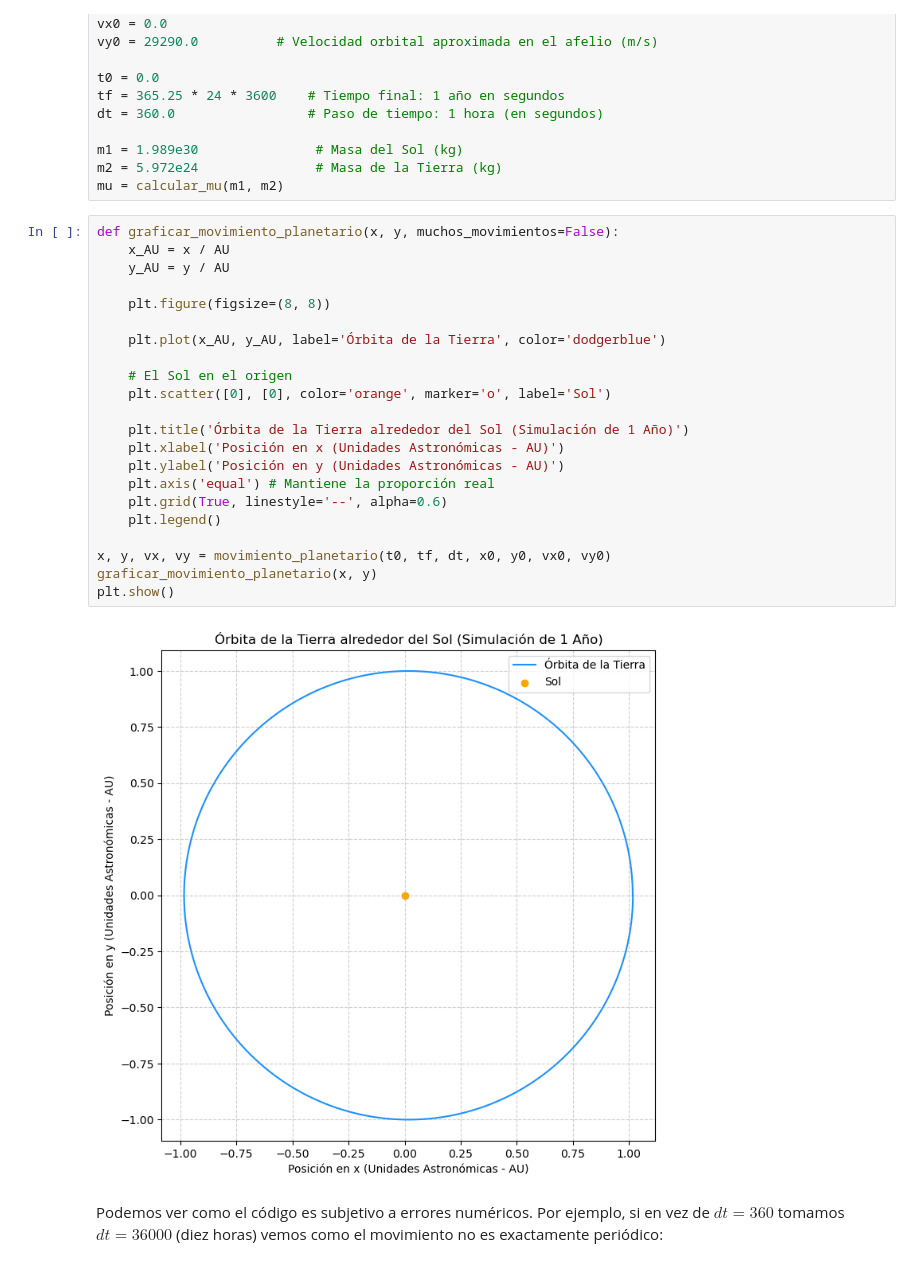
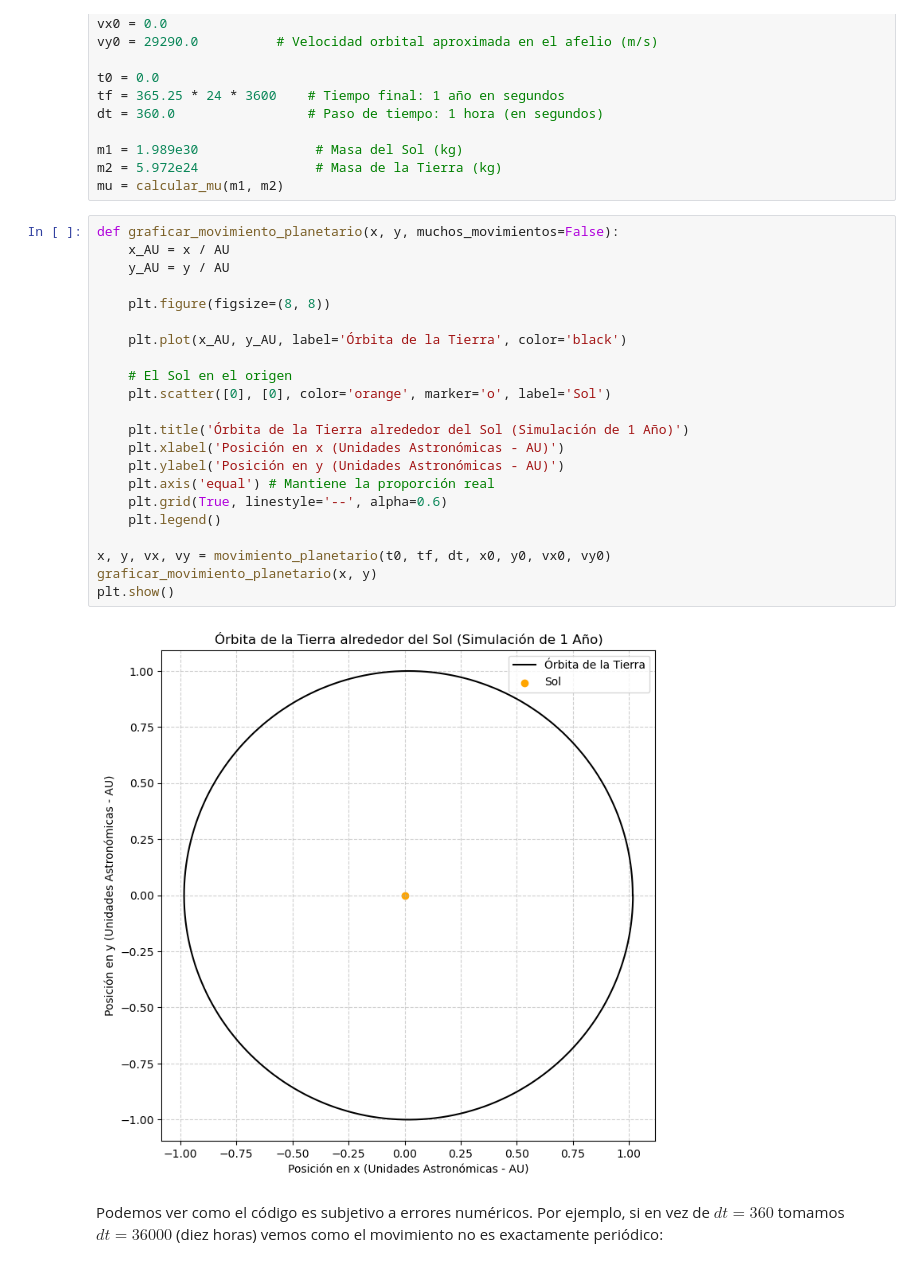
Before and after one commit to LagrangianLad/physics-lab, a Jupyter notebook: Computational physics/lab.ipynb, the cells around one changed output. Cells and saved outputs as stored; diff of their text form.

```diff
--- a/Computational physics/lab.ipynb
+++ b/Computational physics/lab.ipynb
@@ -1365,27 +1365,27 @@ mu = calcular_mu(m1, m2)
 # %%
 def graficar_movimiento_planetario(x, y, muchos_movimientos=False):
     x_AU = x / AU
     y_AU = y / AU
 
     plt.figure(figsize=(8, 8))
 
-    plt.plot(x_AU, y_AU, label='Órbita de la Tierra', color='dodgerblue')
+    plt.plot(x_AU, y_AU, label='Órbita de la Tierra', color='black')
 
     # El Sol en el origen
     plt.scatter([0], [0], color='orange', marker='o', label='Sol')
 
     plt.title('Órbita de la Tierra alrededor del Sol (Simulación de 1 Año)')
     plt.xlabel('Posición en x (Unidades Astronómicas - AU)')
     plt.ylabel('Posición en y (Unidades Astronómicas - AU)')
     plt.axis('equal') # Mantiene la proporción real
     plt.grid(True, linestyle='--', alpha=0.6)
     plt.legend()
 
 x, y, vx, vy = movimiento_planetario(t0, tf, dt, x0, y0, vx0, vy0)
 graficar_movimiento_planetario(x, y)
 plt.show()
 # %% [output]
-[figure, old version]
+[figure, new version]
 # %% [markdown]
 Podemos ver como el código es subjetivo a errores numéricos. Por ejemplo, si en vez de $dt=360$ tomamos $dt=36000$ (diez horas) vemos como el movimiento no es exactamente periódico:
 # %%
```
Also changed, not shown: parts of 2 cells of this notebook, 45 other files.
